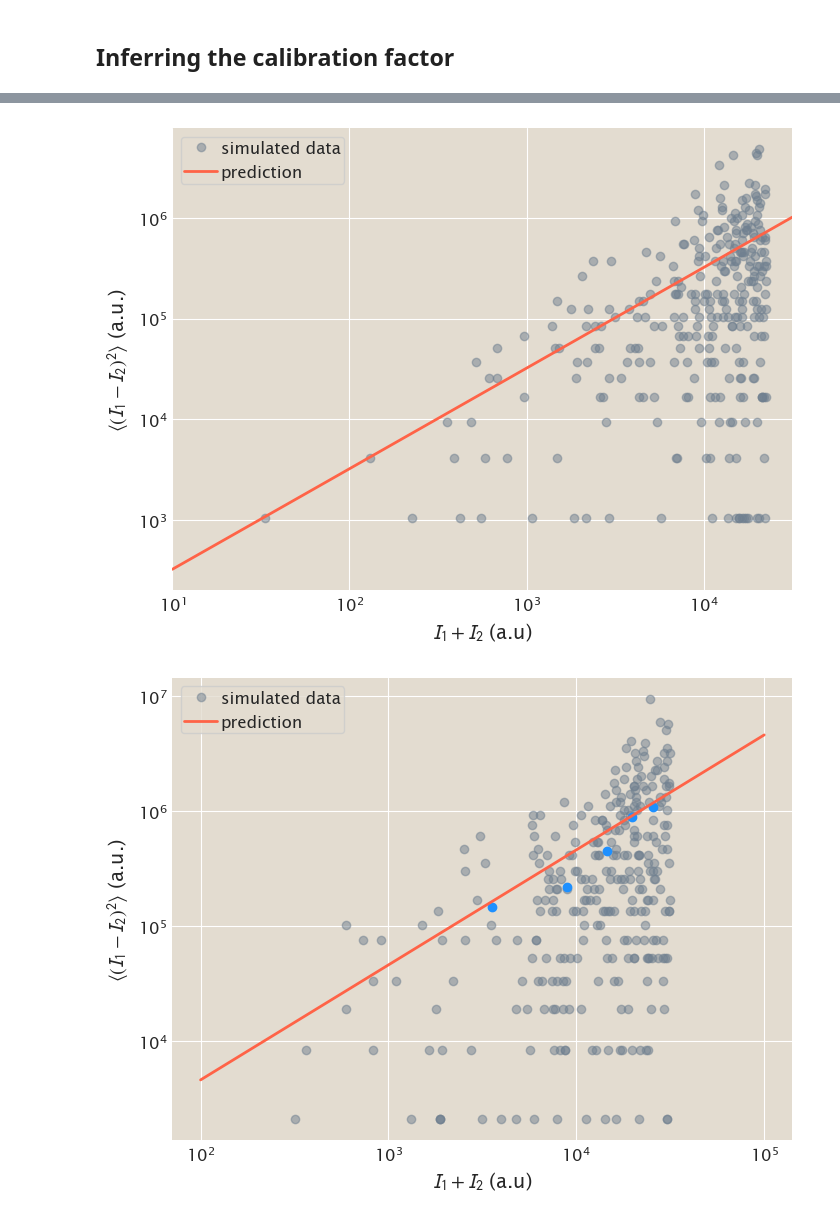
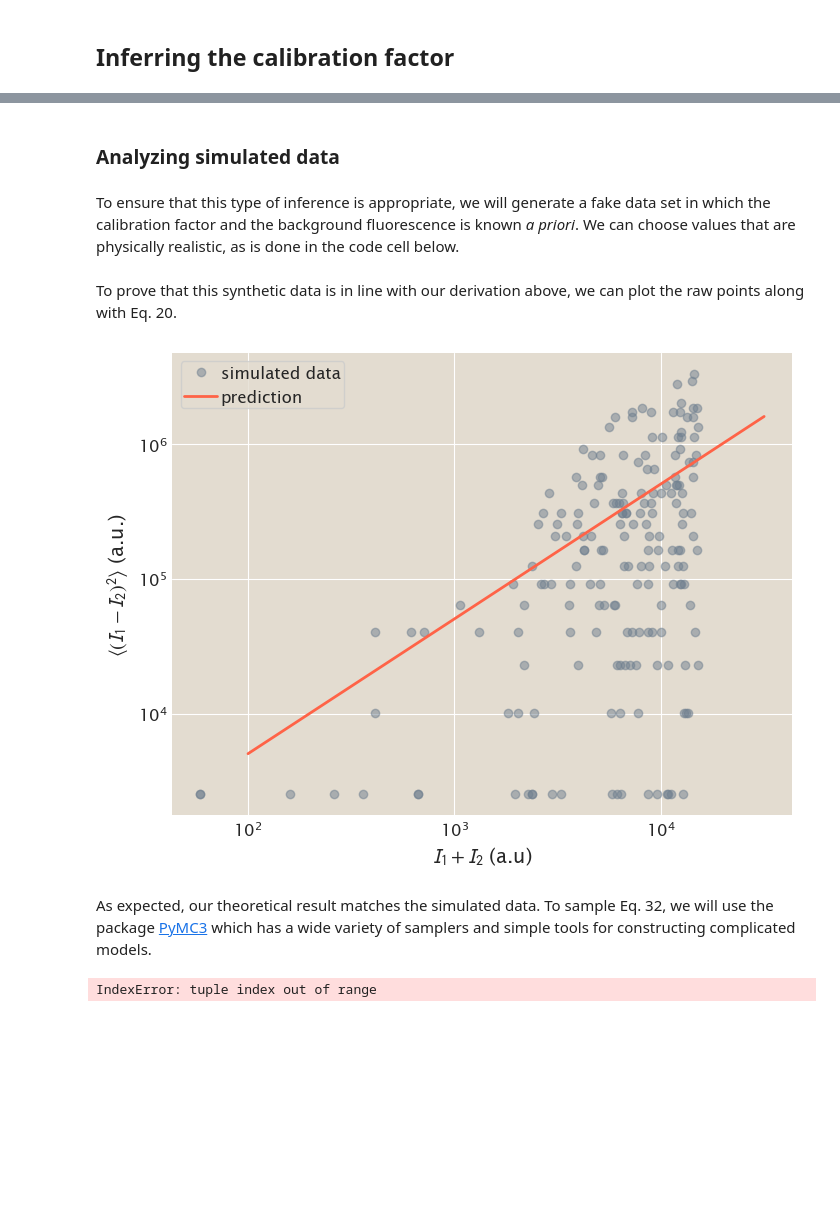
Before and after one commit to RPGroup-PBoC/mscl_survival, a Jupyter notebook: code/calibration_factor_parameter_estimation.ipynb, the cells around one changed output, grey strips where cells are left out. Drawn from its saved outputs; the diff is of its cells as text; code cells hidden in the pictures; blank space fills up the shorter version.

Commit message:
Major progress on analysis. Derivation is complete

```diff
--- a/code/calibration_factor_parameter_estimation.ipynb
+++ b/code/calibration_factor_parameter_estimation.ipynb
@@ -157,7 +233,11 @@ To ensure that this type of inference is appropriate, we will generate a fake da
+# %% [markdown]
+### Analyzing simulated data
+# %% [markdown]
+To ensure that this type of inference is appropriate, we will generate a fake data set in which the calibration factor and the background fluorescence is known *a priori*. We can choose values that are physically realistic, as is done in the code cell below.
 # %%
 # Set the parameters to generate the data set.
-n_cells = 300
-max_proteins = 700
+n_cells = 200
+max_proteins = 300
 sigma = 10
 alpha = np.random.normal(50, sigma)
 alpha_0 = np.random.normal(4, 3)
@@ -171,34 +251,33 @@ n_2 = n_tot - n_1
 I_1 = alpha_0 + alpha * n_1
 I_2 = alpha_0 + alpha * n_2
 I_tot = alpha_0 + alpha * n_tot
-I_tot_range = np.logspace(1, 4.5, 300)
 
-# Make it a DataFrame.
+# Make it a DataFrame and compute the quantity of interest.
 df = pd.DataFrame(np.array([n_tot, n_1, n_2, I_1, I_2, I_tot]).T, columns=['n_tot', 'n_1', 'n_2',
                                                          'I_1', 'I_2', 'I_tot'])
-df['sq_diff'] = (df['I_1'] - df['I_2'])**2
+df.loc[:, 'sq_diff'] = (df['I_1'] - df['I_2'])**2
 
 # Generate the prediction from the theory.
+I_tot_range = np.logspace(2, 4.5, 300)
 prediction = alpha_0 + alpha * I_tot_range
+# %% [markdown]
+To prove that this synthetic data is in line with our derivation above, we can plot the raw points along with Eq. 20.
 # %%
 # Instantiate the figure and add axis labels.
 fig, ax = plt.subplots(1,1)
 _ = ax.set_xlabel('$I_1 + I_2$ (a.u)')
 _ = ax.set_ylabel(r'$\langle (I_1 - I_2)^2 \rangle$ (a.u.)')
 
 # Set the scaling.
 ax.set_yscale('log')
 ax.set_xscale('log')
 
 # Plot the data and the theoretical prediction.
 _ = ax.plot(df['I_tot'], df['sq_diff'], 'o', color='slategray', alpha=0.5,
            label='simulated data')
 _ = ax.plot(I_tot_range, prediction, '-', color='tomato', label='prediction')
 
 # Add a legend.
 _ = ax.legend(loc='upper left')
-
-# Set the limits of the axis.
-_ = ax.set_xlim([1E1, 1 * 10**4.5])
 # %% [output]
-[figure, old version]
+[figure, new version]
@@ -216,20 +283,0 @@ mean_sq_diff = [np.mean(sorted_df.iloc[bins[i-1]: bins[i]+1]['sq_diff']) for i i
-# %%
-# Instantiate the axis and add labels
-fig, ax = plt.subplots(1,1)
-_ = ax.set_xlabel('$I_1 + I_2$ (a.u)')
-_ = ax.set_ylabel(r'$\langle (I_1 - I_2)^2 \rangle$ (a.u.)')
-
-# Set the scaling.
-ax.set_yscale('log')
-ax.set_xscale('log')
-
-# Plot the data and the theoretical prediction.
-_ = ax.plot(df['I_tot'], df['sq_diff'], 'o', color='slategray', alpha=0.5,
-           label='simulated data')
-_ = ax.plot(mean_Itot, mean_sq_diff, 'o', color='dodgerblue')
-_ = ax.plot(I_tot_range, prediction, '-', color='tomato', label='prediction')
-
-# Add a legend.
-_ = ax.legend(loc='upper left')
-# %% [output]
-[figure, removed]
@@ -237,0 +284,25 @@ def (si)
+# %% [markdown]
+As expected, our theoretical result matches the simulated data. To sample Eq. 32, we will use the package [PyMC3]() which has a wide variety of samplers and simple tools for constructing complicated models.
+# %%
+# Define the model.
+with pm.Model() as model:
+
+    # Define the priors.
+    alpha_0 = pm.Uniform('alpha_0', lower=0, upper=1E6)
+    alpha = pm.Uniform('alpha', lower=0, upper=1E6)
+    n_tot = pm.DiscreteUniform('N_tot', lower=0, upper=1000, shape=n_cells)
+    n_1 = pm.Binomial('N_1', n=n_tot, p=0.5, shape=n_cells)
+
+    # Compute the means and covariance matrix for the Student-t for the Intensity likelihood.
+    mu_1 = alpha_0 + alpha * n_1
+    mu_2 = alpha_0 + alpha * (n_tot - n_1)
+    mu = np.array([mu_1, mu_2])
+    cov = np.array([(n_cells / (n_cells - 2)) * np.identity(2)] for i in range(n_cells))
+
+    # Define the data.
+    obs = df.loc[:, ['I_1', 'I_2']].values
+
+    # Set
+    I1_I2 = pm.MvStudentT('likelihood', nu=n_cells, mu=mu, observed=obs, Sigma=cov)
+# %% [output]
+IndexError: tuple index out of range
```
Also changed, not shown: parts of 7 cells of this notebook.
